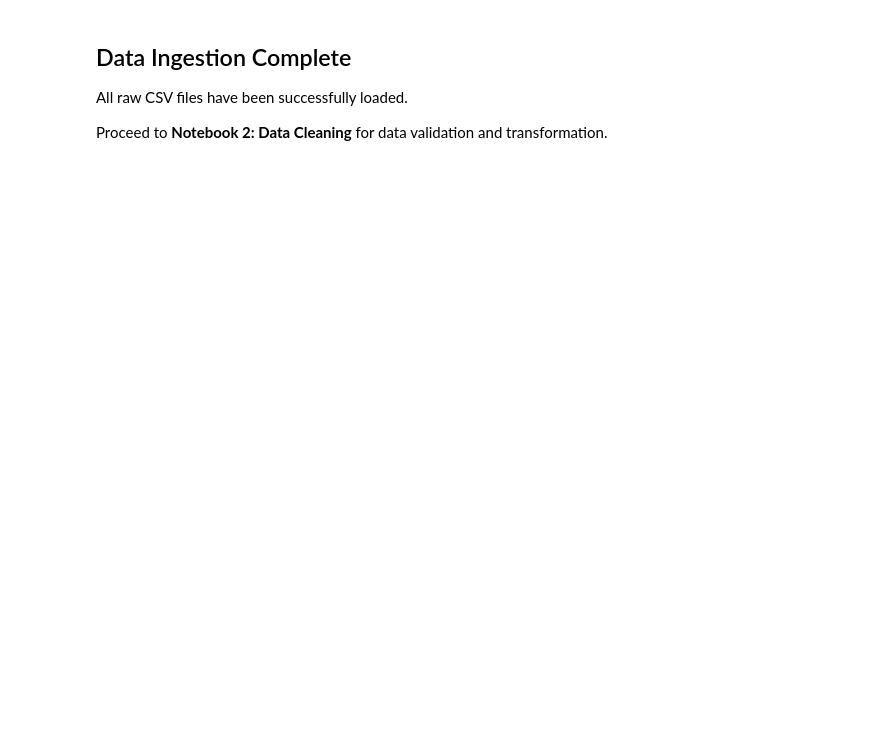
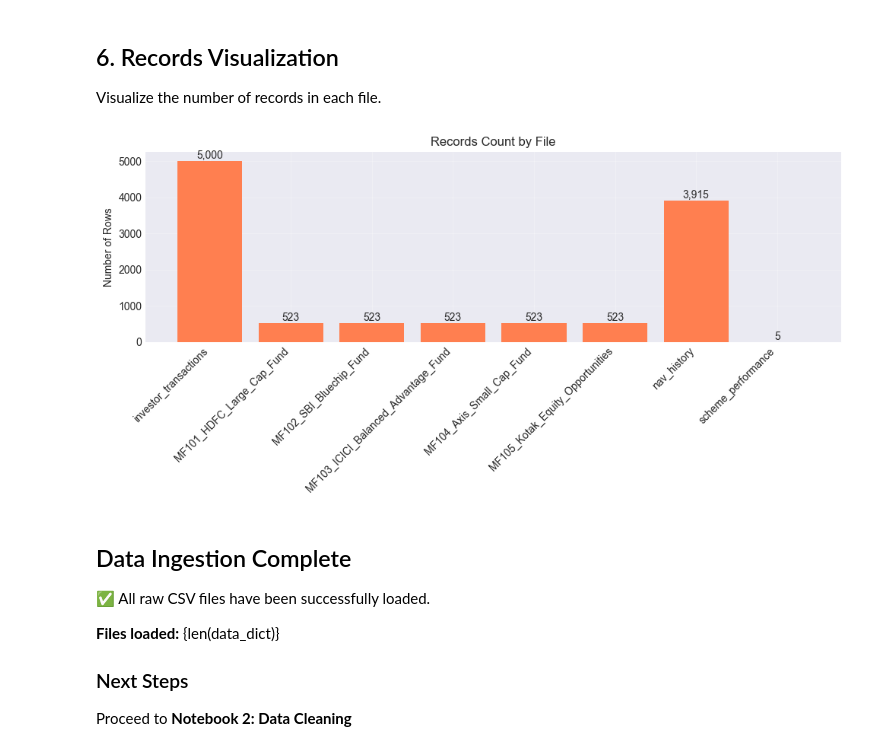
Before and after one commit to Kartikeyvema21/bluestock-mf-capstone, a Jupyter notebook: notebooks/01_data_ingestion.ipynb, the cells around one changed output. Drawn from its saved outputs; the diff is of its cells as text; code cells hidden in the pictures; blank space fills up the shorter version.

```diff
--- a/notebooks/01_data_ingestion.ipynb
+++ b/notebooks/01_data_ingestion.ipynb
@@ -105,0 +179,20 @@ Files loaded:
+# %%
+# Summary table
+print("\n" + "=" * 50)
+print("DATA INGESTION SUMMARY")
+print("=" * 50)
+
+summary_data = []
+for name, df in data_dict.items():
+    memory_mb = df.memory_usage(deep=True).sum() / (1024 * 1024)
+    summary_data.append(
+        {
+            "File": name,
+            "Rows": f"{len(df):,}",
+            "Columns": len(df.columns),
+            "Memory (MB)": f"{memory_mb:.2f}",
+        }
+    )
+
+summary_df = pd.DataFrame(summary_data)
+print(summary_df.to_string(index=False))
@@ -106,6 +212,38 @@ Files loaded:
+# %% [markdown]
+## 6. Records Visualization
+Visualize the number of records in each file.
+# %%
+# Visualization: Records per file
+if len(summary_data) > 0:
+    summary_df["Rows_num"] = summary_df["Rows"].str.replace(",", "").astype(int)
+
+    plt.figure(figsize=(10, 5))
+    bars = plt.bar(summary_df["File"], summary_df["Rows_num"], color="coral")
+    plt.xticks(rotation=45, ha="right")
+    plt.ylabel("Number of Rows")
+    plt.title("Records Count by File")
+    plt.grid(True, alpha=0.3)
+
+    for bar in bars:
+        height = bar.get_height()
+        plt.text(
+            bar.get_x() + bar.get_width() / 2.0,
+            height,
+            f"{int(height):,}",
+            ha="center",
+            va="bottom",
+        )
+
+    plt.tight_layout()
+    plt.show()
+# %% [output]
+[figure, added]
 # %% [markdown]
 ## Data Ingestion Complete
 
-All raw CSV files have been successfully loaded.
+✅ All raw CSV files have been successfully loaded.
 
-Proceed to **Notebook 2: Data Cleaning** for data validation and transformation.
+**Files loaded:** {len(data_dict)}
+
+### Next Steps
+Proceed to **Notebook 2: Data Cleaning**
```
Also changed, not shown: parts of 14 cells of this notebook, 4 other files.
